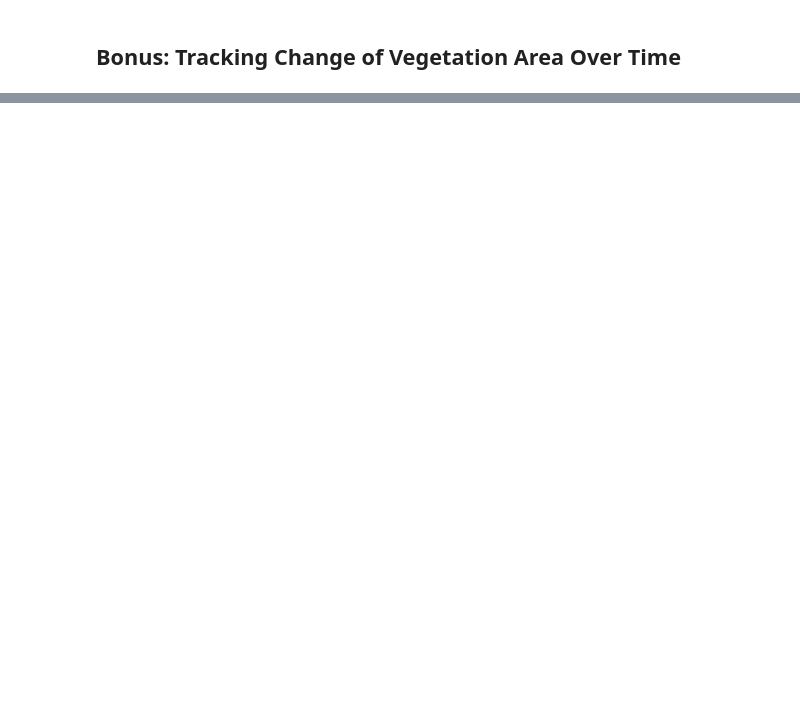
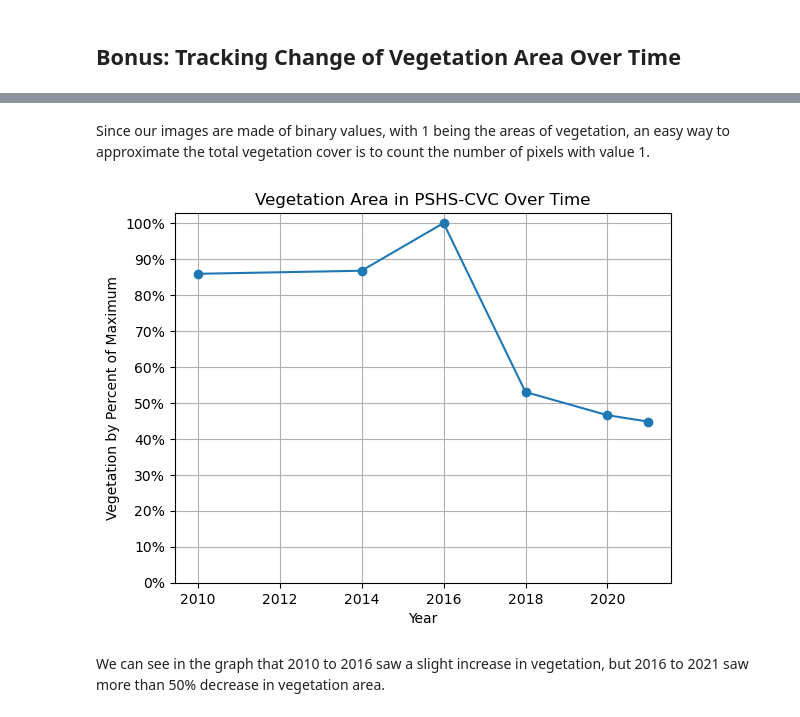
Before and after one commit to franczine/BS_2023_AppliedPhysics157, a Jupyter notebook: Activity 7/Tan_Activity7.ipynb, the cells around one changed output, grey strips where cells are left out. Drawn from its saved outputs; the diff is of its cells as text; code cells hidden in the pictures; blank space fills up the shorter version.

```diff
--- a/Activity 7/Tan_Activity7.ipynb
+++ b/Activity 7/Tan_Activity7.ipynb
@@ -100,2 +116,9 @@ display(props_df.head())
 # %% [markdown]
 ## Bonus: Tracking Change of Vegetation Area Over Time
+# %%
+## import images
+
+filenames = sorted(glob.glob('bonuspics/*.png'))
+files = [plt.imread(file) for file in filenames]
+mask = plt.imread('border.png')
+#mask = cv2.cvtColor(plt.imread('border.png'), cv2.COLOR_RGB2GRAY)
@@ -101,0 +127,12 @@ display(props_df.head())
+# %%
+def maskpics(img):
+    masked = cv2.bitwise_and(img, mask)
+    return cv2.cvtColor(masked, cv2.COLOR_RGB2GRAY)
+
+
+cvc10 = maskpics(files[0])
+cvc14 = maskpics(files[1])
+cvc16 = maskpics(files[2])
+cvc18 = maskpics(files[3])
+cvc20 = maskpics(files[4])
+cvc21 = maskpics(files[5])
@@ -101,0 +169,19 @@ display(props_df.head())
+# %% [markdown]
+Since our images are made of binary values, with 1 being the areas of vegetation, an easy way to approximate the total vegetation cover is to count the number of pixels with value 1.
+# %%
+year = [2010, 2014, 2016, 2018, 2020, 2021]
+area = [cvc10.sum(), cvc14.sum(), cvc16.sum(), cvc18.sum(), cvc20.sum(), cvc21.sum()]
+percent = area / max(area)
+
+plt.plot(year, percent, marker = 'o')
+plt.ylabel('Vegetation by Percent of Maximum')
+plt.xlabel('Year')
+plt.grid()
+plt.yticks(np.linspace(0,1,11), ['0%', '10%', '20%', '30%', '40%', '50%', '60%', '70%', '80%', '90%', '100%'])
+
+plt.title('Vegetation Area in PSHS-CVC Over Time')
+plt.savefig('reportpics/vegetationtimeseries')
+# %% [output]
+[figure, added]
+# %% [markdown]
+We can see in the graph that 2010 to 2016 saw a slight increase in vegetation, but 2016 to 2021 saw more than 50% decrease in vegetation area.
```
Also changed, not shown: parts of 13 cells of this notebook, 15 other files.
